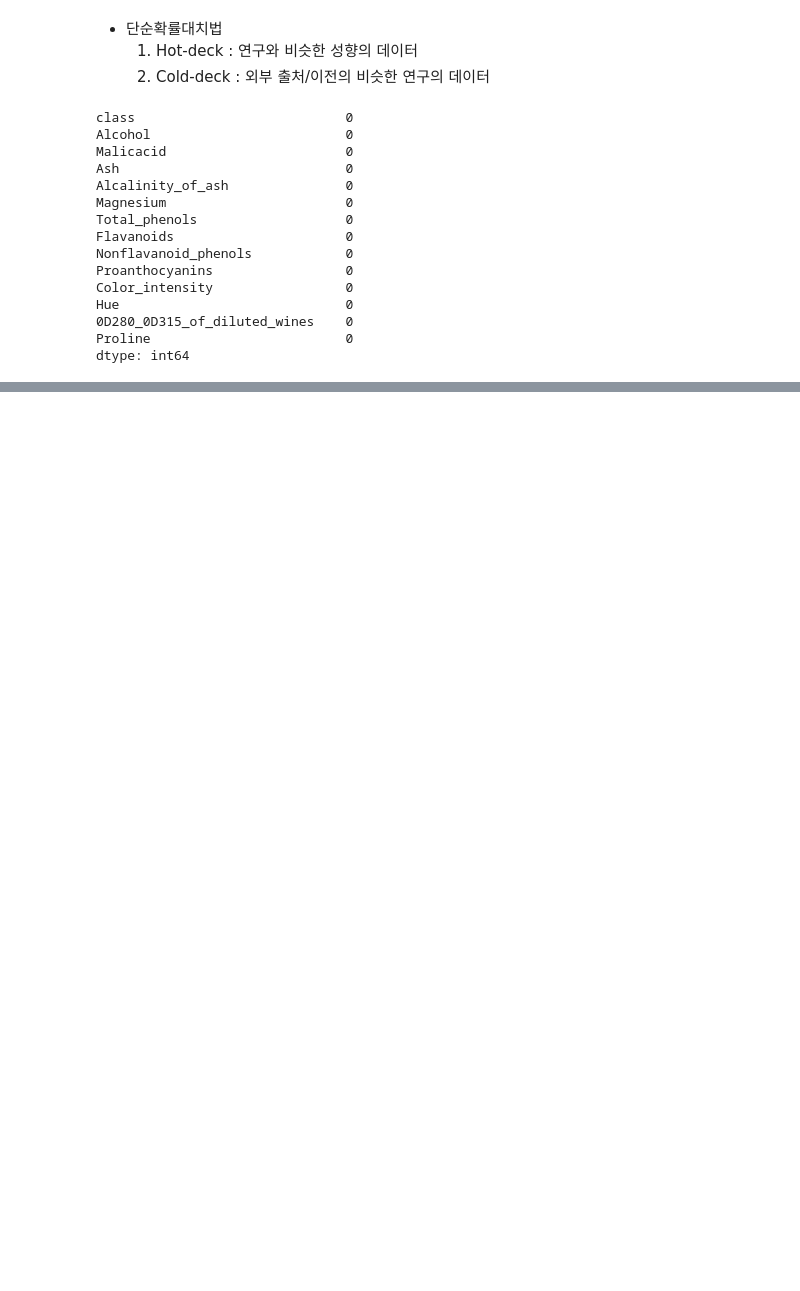
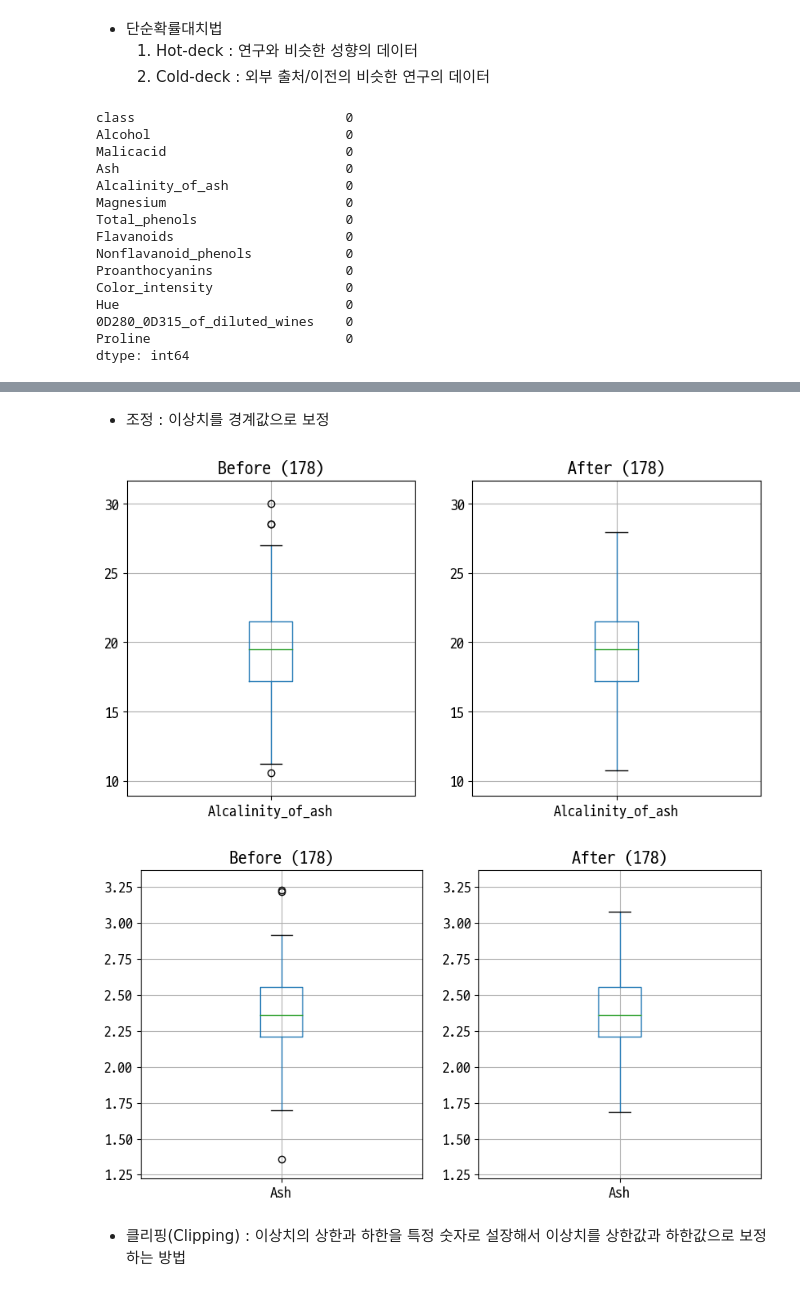
Before and after one commit to chw8207/ADP-study, a Jupyter notebook: 전처리.ipynb, the cells around one changed output, grey strips where cells are left out. Cells and saved outputs as stored; diff of their text form; code cells hidden in the pictures; blank space fills up the shorter version.

```diff
--- a/전처리.ipynb
+++ b/전처리.ipynb
@@ -227,0 +420,34 @@ dtype: int64
+# %% [markdown]
+- 조정 : 이상치를 경계값으로 보정
+# %%
+# 이상치 조정 함수 정의
+def win_outlier(df, columns, method='iqr') :
+    columns = np.array(columns).flatten().tolist()
+    check_df = df.loc[:,columns]
+    if method == 'iqr' :
+        IQR = check_df.quantile(0.75)-check_df.quantile(0.25)
+        top = check_df.quantile(0.75)+IQR*1.5
+        down = check_df.quantile(0.25)-IQR*1.5
+    elif method == 'esd' :
+        std = check_df.std()
+        mean = check_df.mean()
+        top = mean + std*3
+        down = mean - std*3
+    for col in columns :
+        check_df[col] = check_df[col].clip(down[col], top[col])
+    return check_df
+# %%
+preps = win_outlier(wine, ['Alcalinity_of_ash','Ash'])
+
+# Alcalinity_of_ahs의 이상치 조정 전후
+before = wine[['Alcalinity_of_ash']]
+before_after_boxplot(before, preps[['Alcalinity_of_ash']])
+
+# Ash의 이상치 조정 전후
+before = wine[['Ash']]
+before_after_boxplot(before, preps[['Ash']])
+# %% [output]
+[figure, added]
+[figure, added]
+# %% [markdown]
+- 클리핑(Clipping) : 이상치의 상한과 하한을 특정 숫자로 설장해서 이상치를 상한값과 하한값으로 보정하는 방법
```
Also changed, not shown: parts of 35 cells of this notebook.
